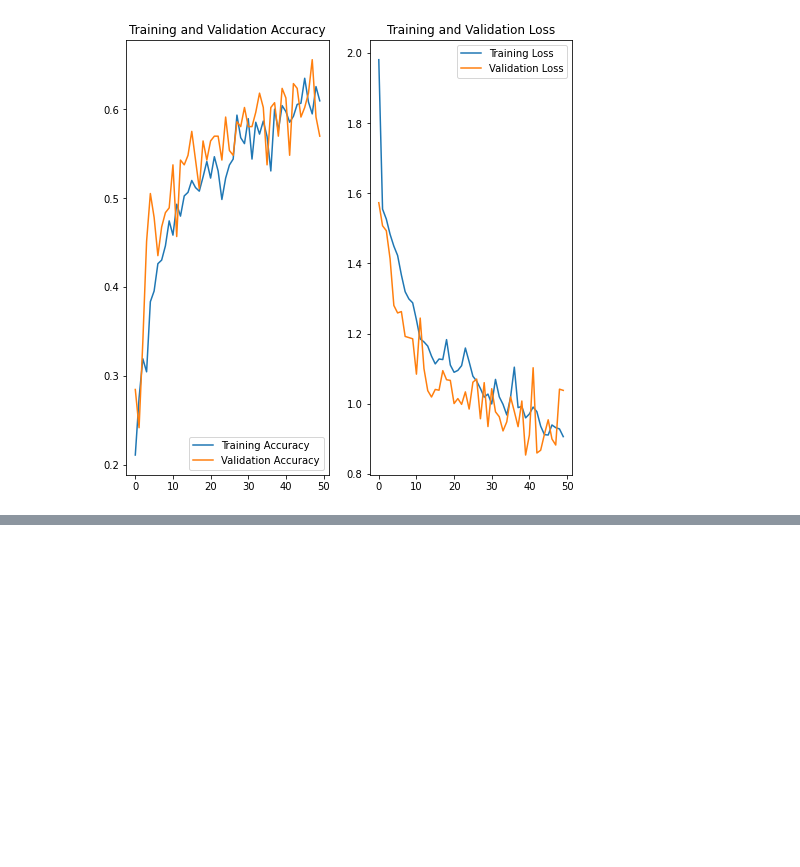
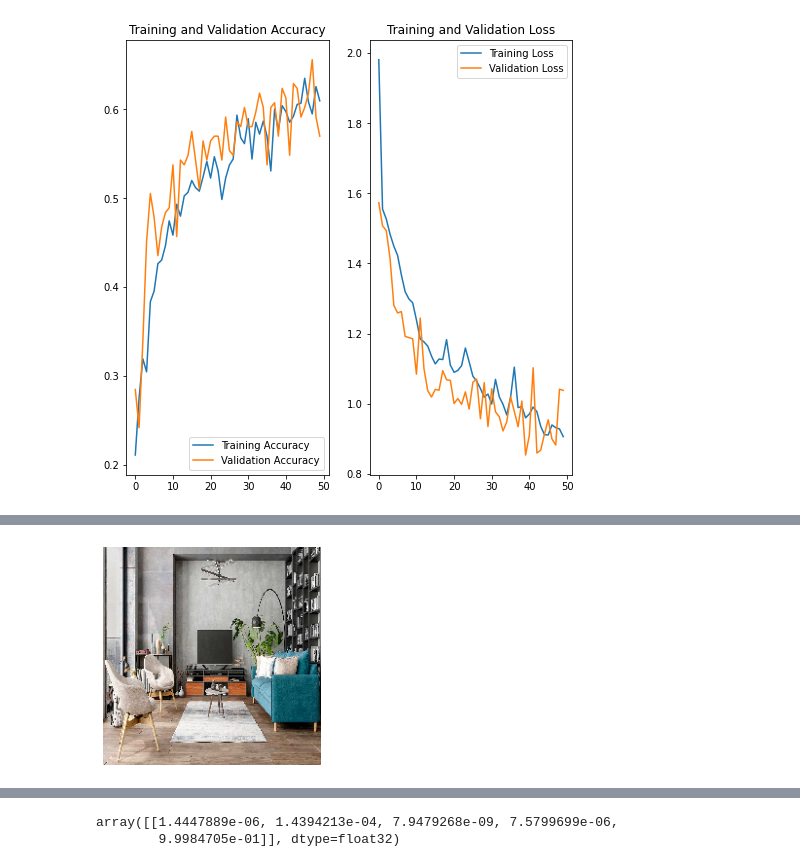
Before and after one commit to Panatore/RoomsClassifier, a Jupyter notebook: TFM.ipynb, the cells around one changed output, grey strips where cells are left out. Drawn from its saved outputs; the diff is of its cells as text; code cells hidden in the pictures; blank space fills up the shorter version.

```diff
--- a/TFM.ipynb
+++ b/TFM.ipynb
@@ -325,0 +405,24 @@ ValueError: Found unexpected instance while processing input tensors for keras f
+# %%
+def load_image(img_path, show=False):
+
+
+    img = image.load_img(img_path, target_size=(width_shape, height_shape))
+    img_tensor = image.img_to_array(img)                    # (height, width, channels)
+    img_tensor = np.expand_dims(img_tensor, axis=0)         # (1, height, width, channels), add a dimension because the model expects this shape: (batch_size, height, width, channels)
+    img_tensor /= 255.
+    if show:
+        plt.imshow(img_tensor[0])
+        plt.axis('off')
+        plt.show()
+
+    return img_tensor
+
+#img_path = 'C:/Users/Ferhat/Python Code/Workshop/Tensoorflow transfer learning/blue_tit.jpg'
+img_path = r'C:\Users\danie\OneDrive\Documentos\GitHub\RoomsClassifier\data\Test\salon1.jpeg'
+new_image = load_image(img_path,show=True)
+
+pred = model.predict(new_image)
+
+pred
+# %% [output]
+[figure, added]
@@ -325,0 +430,2 @@ ValueError: Found unexpected instance while processing input tensors for keras f
+array([[1.4447889e-06, 1.4394213e-04, 7.9479268e-09, 7.5799699e-06,
+        9.9984705e-01]], dtype=float32)
```
Also changed, not shown: parts of 19 cells of this notebook, 4 other files.
